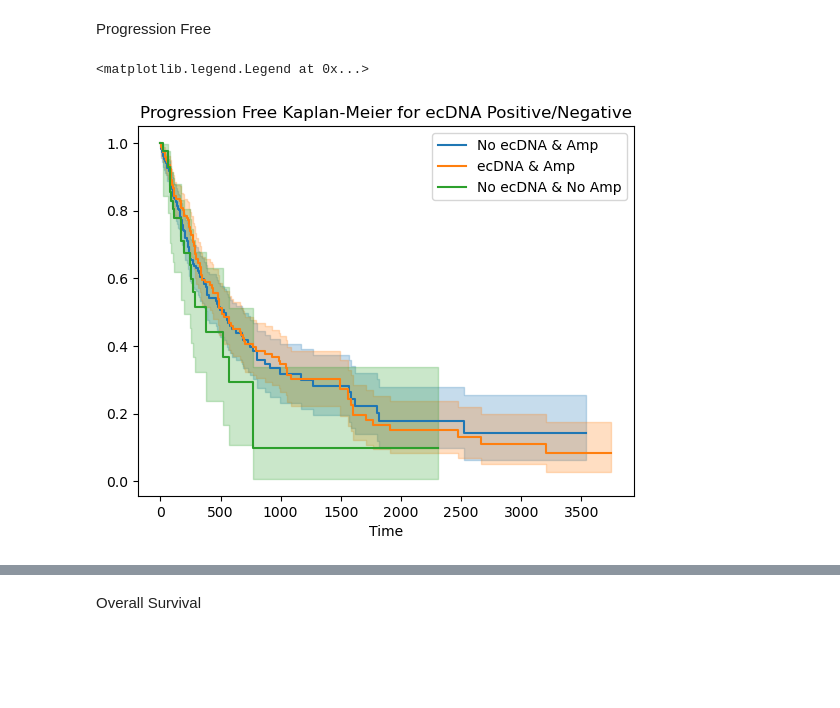
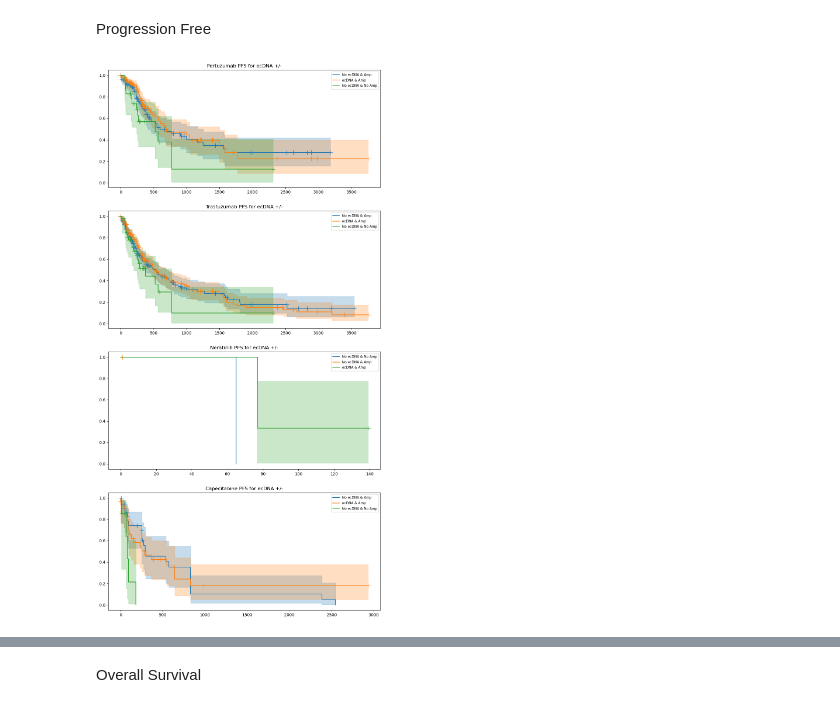
Before and after one commit to mskcc/Penguin, a Jupyter notebook: notebooks/treatment.ipynb, the cells around one changed output, grey strips where cells are left out. Saved outputs shown, nothing was run; the diff lists cells and outputs as text; code cells hidden in the pictures; blank space fills up the shorter version.

```diff
--- a/notebooks/treatment.ipynb
+++ b/notebooks/treatment.ipynb
@@ -47,12 +47,12 @@ for line in lines:
         paths[key] = value.strip('"\'')  # Remove surrounding quotes if any
 # %%
 # Merged ECHO results
-# echo = pd.read_csv(paths['mergedOutputDirectory'] + '/merged.ECHO_results.csv')
+echo = pd.read_csv(paths['mergedOutputDirectory'] + '/merged.ECHO_results.csv')
 # FileA in the manifest directory
-# manifest = pd.read_csv(paths['manifestDirectory'] + '/FileA.tsv', sep = '\t')
+manifest = pd.read_csv(paths['manifestDirectory'] + '/FileA.tsv', sep = '\t')
 
-echo = pd.read_csv("../data/output/output_BB_EchoCaller_Breast_ERBB2/merged/merged.ECHO_results.csv")
-manifest = pd.read_csv("../data/input/manifest/BB_EchoCaller_Breast_ERBB2/FileA.tsv", sep = '\t')
+# echo = pd.read_csv("../data/output/output_BB_EchoCaller_Breast_ERBB2/merged/merged.ECHO_results.csv")
+# manifest = pd.read_csv("../data/input/manifest/BB_EchoCaller_Breast_ERBB2/FileA.tsv", sep = '\t')
 # %%
 progression = pd.read_csv('/work/access/production/resources/cbioportal/current/msk_solid_heme/data_timeline_progression.txt', sep = '\t')
 sequencing = pd.read_csv('/work/access/production/resources/cbioportal/current/msk_solid_heme/data_timeline_specimen.txt', sep = '\t')
@@ -201,6 +211,3 @@ P-0033620-T01-IM6 Sequencing Date Not Found
-# %%
-per_sample_for_km = per_sample.dropna(subset = ["pfs"])
-per_sample_for_os_km = per_sample.dropna(subset = ['os'])
 # %% [markdown]
 ### Results
 # %% [markdown]
@@ -208,25 +215,30 @@ Progression Free
 # %%
 import warnings
 from lifelines import KaplanMeierFitter
 from lifelines.statistics import logrank_test
 
 # Ignore all warnings
 warnings.filterwarnings('ignore')
 
-kmf = KaplanMeierFitter()
-for status in per_sample_for_km['combined'].unique():
-    subset = per_sample_for_km[per_sample_for_km['combined'] == status]
-    kmf.fit(subset['pfs'], event_observed=(subset['progressedOrDeceased'] == True))
-    # labels
-    kmf.plot(show_censors=False, ci_show=True, label=f'{status}')
+fig, axs = plt.subplots(len(agents), 1, figsize = (12, 6 * len(agents)))
+axs = axs.flatten()
 
-# # Add labels and legend
-plt.title('Progression Free Kaplan-Meier for ecDNA Positive/Negative')
-plt.xlabel("Time")
-plt.legend()
+for agent_num, agent in enumerate(agents) :
+    per_sample_for_km = per_sample.dropna(subset = [f"pfs_{agent}"])
+
+    kmf = KaplanMeierFitter()
+    for status in per_sample_for_km['combined'].unique():
+        subset = per_sample_for_km[per_sample_for_km['combined'] == status]
+        kmf.fit(subset[f'pfs_{agent}'], event_observed=(subset[f'progressedOrDeceased_{agent}'] == True))
+        # labels
+        kmf.plot(show_censors=True, ci_show=True, label=f'{status}', ax = axs[agent_num])
+
+    axs[agent_num].legend(loc='upper right', fontsize='small')
+
+    axs[agent_num].set_title(f'{agent} PFS for ecDNA +/-')
+    axs[agent_num].set_xlabel("")
 # %% [output]
-<matplotlib.legend.Legend at 0x...>
-[figure, old version]
+[figure, new version]
 # %%
 from itertools import combinations
 from lifelines.statistics import logrank_test
```
Also changed, not shown: parts of 12 cells of this notebook, 13 other files.
